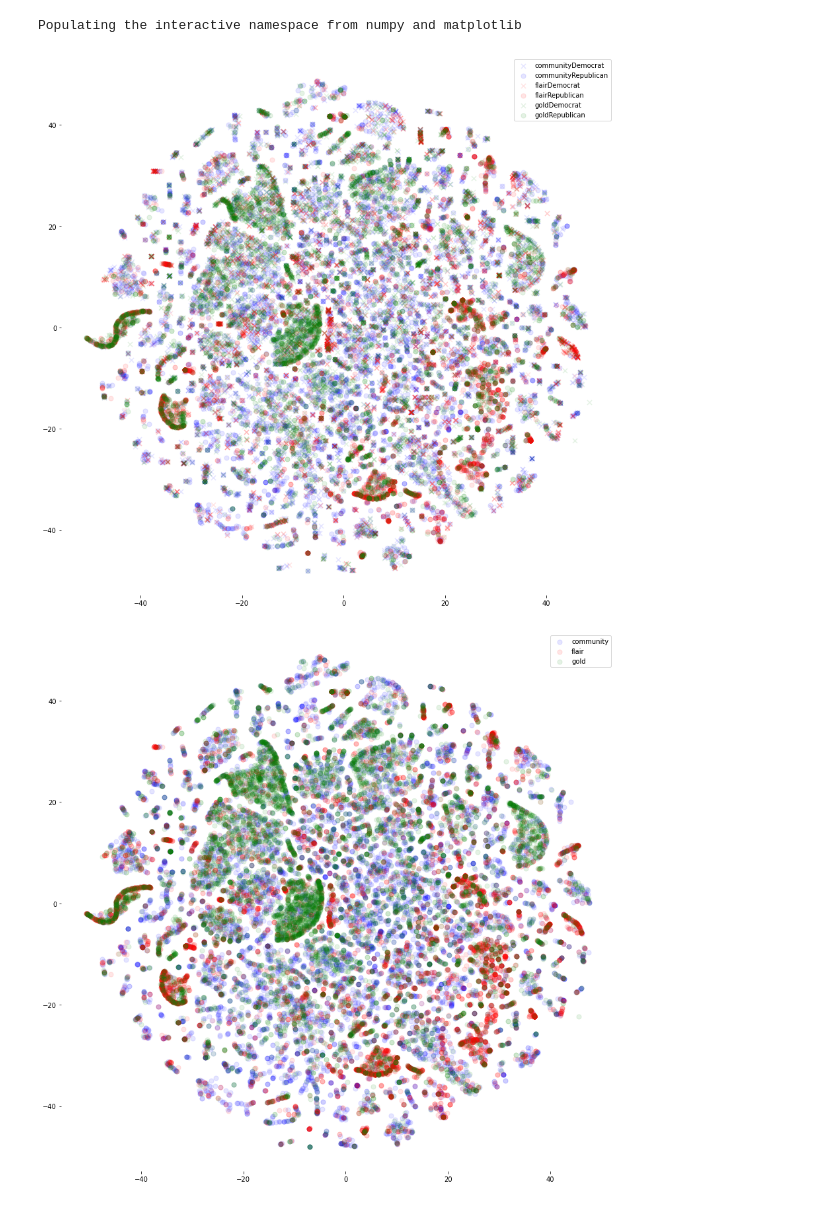
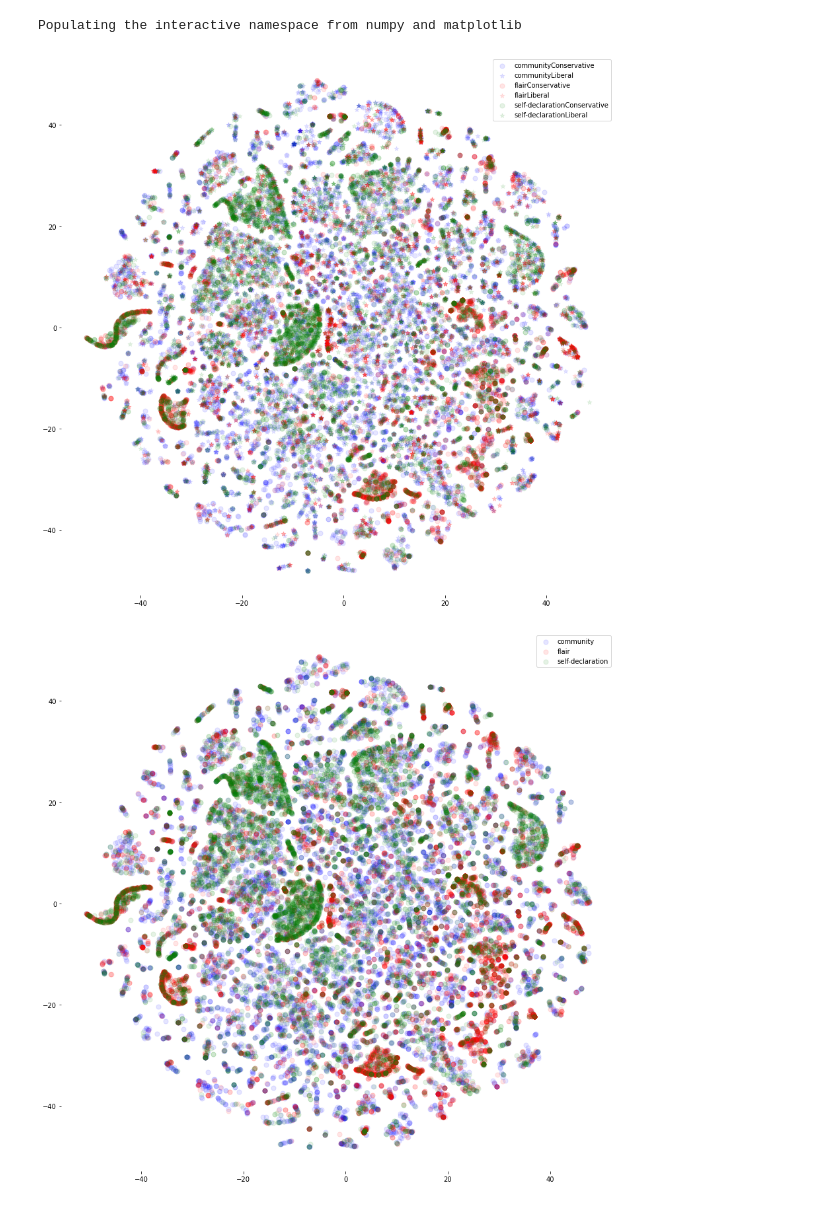
Before and after one commit to davidjurgens/reddit-political-affiliation, a Jupyter notebook: src/features/political_affiliations/quick rendering of tsne.ipynb, the cells around one changed output. Drawn from its saved outputs; the diff is of its cells as text; code cells hidden in the pictures.

```diff
--- a/src/features/political_affiliations/quick rendering of tsne.ipynb
+++ b/src/features/political_affiliations/quick rendering of tsne.ipynb
@@ -54,30 +62,30 @@ Y=Y[X_idx,:]
 # %%
 import matplotlib.pyplot as plt
 import numpy as  np
 
 #fig, ax = plt.subplots()
 fig = figure(figsize=(15, 15))
 ax = axes(frameon=False)
-colors={'community':"blue",'flair':"red",'gold':"green"}
-markers={'Democrat':'x','Republican':'o'}
+colors={'community':"blue",'flair':"red",'self-declaration':"green"}
+markers={'Liberal':'*','Conservative':'o'}
 source = Y[:,0]
 politics=Y[:,1]
 for sidx,s in enumerate(np.unique(source)):
     for p in np.unique(politics):
         if 1:#s =='flair':
             #i = np.where(source==s)
 
             i = np.where(np.logical_and(source==s, politics==p))
             i = np.random.choice(i[0], 5000)
 
             #ax.scatter(X_embedded[:, 0][i], X_embedded[:, 1][i], label= s,marker='x')
             #ax.scatter(X_embedded[:, 0][i], X_embedded[:, 1][i], label= s+p,marker='x')
             ax.scatter(X_embedded[:, 0][i], X_embedded[:, 1][i], label=s+p, s=50, color=colors[s],marker=markers[p],alpha=0.10)
 ax.legend()
 plt.savefig('../bad_actors/bad_actors_flip_counts/plots/all-level-tsne-60-4.pdf', dpi=300,facecolor='w',bbox_inches='tight')
 plt.show()
 # %% [output]
-[figure, old version]
+[figure, new version]
 # %%
 import matplotlib.pyplot as plt
 import numpy as  np
@@ -105,7 +113,7 @@ ax.legend()
 plt.savefig('../bad_actors/bad_actors_flip_counts/plots/dataset-level-tsne-60-4.pdf', dpi=300,facecolor='w',bbox_inches='tight')
 plt.show()
 # %% [output]
-[figure, old version]
+[figure, new version]
 # %%
 import matplotlib.pyplot as plt
 import numpy as  np
```
Also changed, not shown: parts of 3 cells of this notebook.
